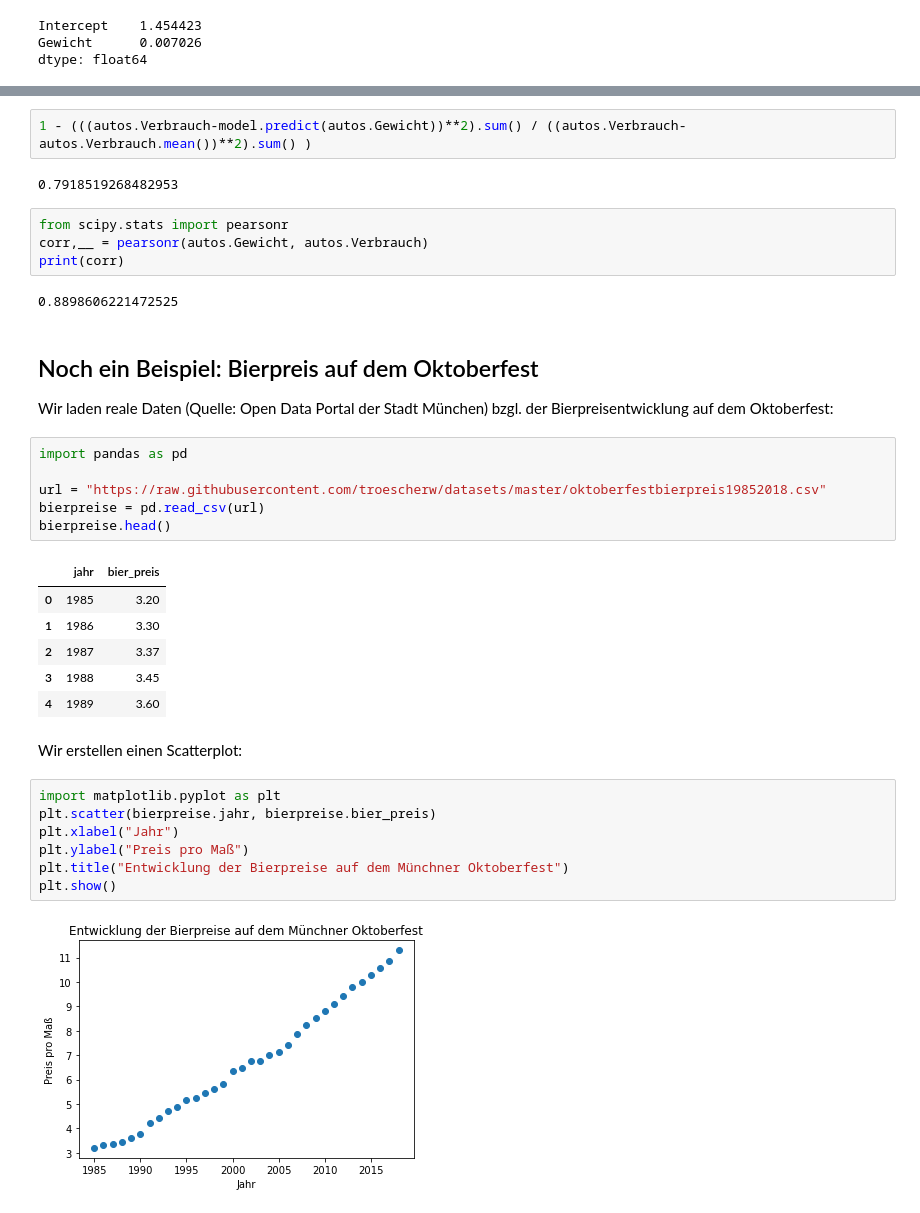
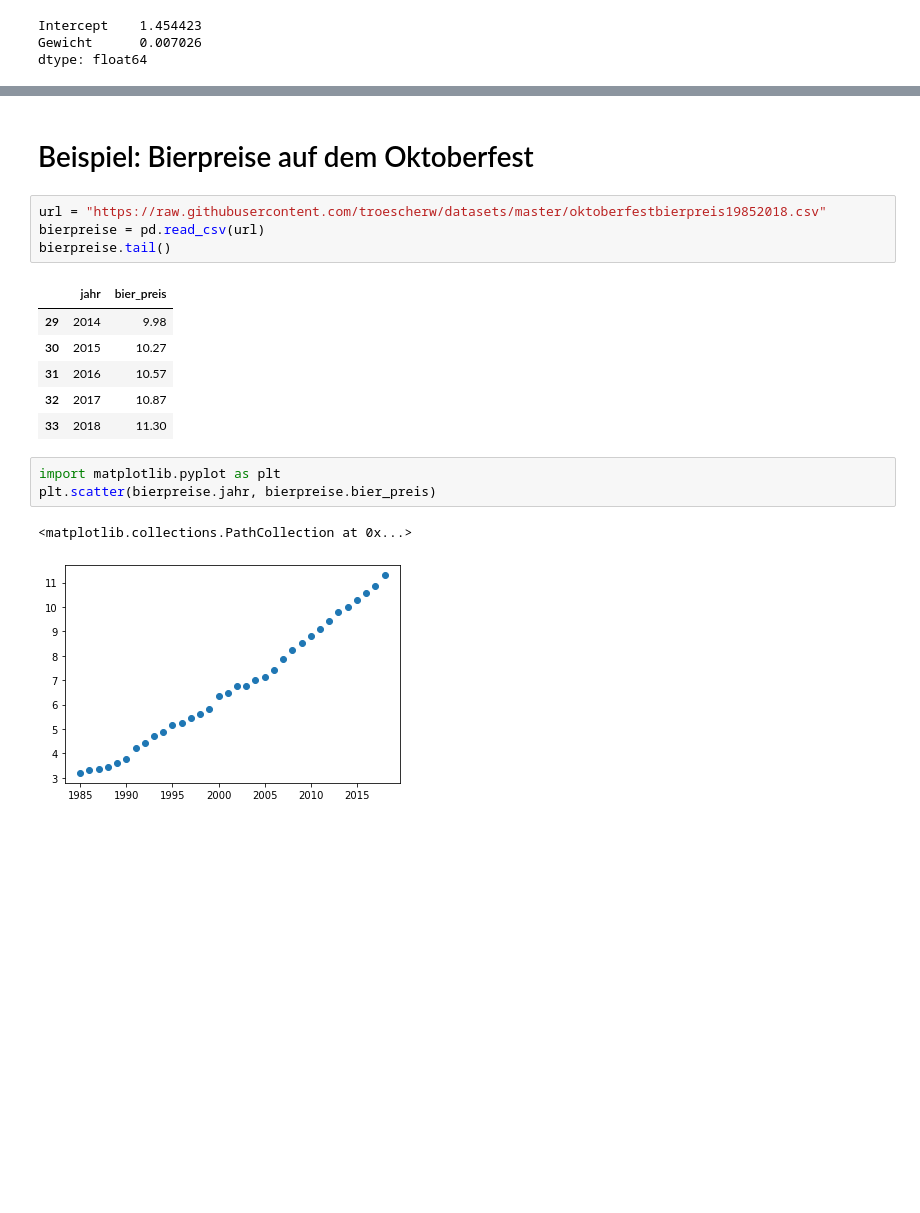
Before and after one commit to troescherw/jupyter_python, a Jupyter notebook: LineareRegression.ipynb, the cells around one changed output, grey strips where cells are left out. Cells and saved outputs as stored; diff of their text form; blank space fills up the shorter version.

```diff
--- a/LineareRegression.ipynb
+++ b/LineareRegression.ipynb
@@ -76,37 +59,19 @@ Das gleiche Ergebnis erhalten wir mit:
-# %%
-1 - (((autos.Verbrauch-model.predict(autos.Gewicht))**2).sum() / ((autos.Verbrauch-autos.Verbrauch.mean())**2).sum() )
-# %% [output]
-0.7918519268482953
-# %%
-from scipy.stats import pearsonr
-corr,__ = pearsonr(autos.Gewicht, autos.Verbrauch)
-print(corr)
-# %% [output]
-0.8898606221472525
-# %% [markdown]
-## Noch ein Beispiel: Bierpreis auf dem Oktoberfest
-Wir laden reale Daten (Quelle: Open Data Portal der Stadt München) bzgl. der Bierpreisentwicklung auf dem Oktoberfest:
+# %% [markdown]
+# Beispiel: Bierpreise auf dem Oktoberfest
 # %%
-import pandas as pd
-
 url = "https://raw.githubusercontent.com/troescherw/datasets/master/oktoberfestbierpreis19852018.csv"
 bierpreise = pd.read_csv(url)
-bierpreise.head()
+bierpreise.tail()
 # %% [output]
 |  | jahr | bier_preis |
-| 0 | 1985 | 3.20 |
-| 1 | 1986 | 3.30 |
-| 2 | 1987 | 3.37 |
-| 3 | 1988 | 3.45 |
-| 4 | 1989 | 3.60 |
+| 29 | 2014 | 9.98 |
+| 30 | 2015 | 10.27 |
+| 31 | 2016 | 10.57 |
+| 32 | 2017 | 10.87 |
+| 33 | 2018 | 11.30 |
-# %% [markdown]
-Wir erstellen einen Scatterplot:
 # %%
 import matplotlib.pyplot as plt
 plt.scatter(bierpreise.jahr, bierpreise.bier_preis)
-plt.xlabel("Jahr")
-plt.ylabel("Preis pro Maß")
-plt.title("Entwicklung der Bierpreise auf dem Münchner Oktoberfest")
-plt.show()
 # %% [output]
+<matplotlib.collections.PathCollection at 0x...>
-[figure, old version]
+[figure, new version]
```
Also changed, not shown: parts of 30 cells of this notebook, 2 other files.
